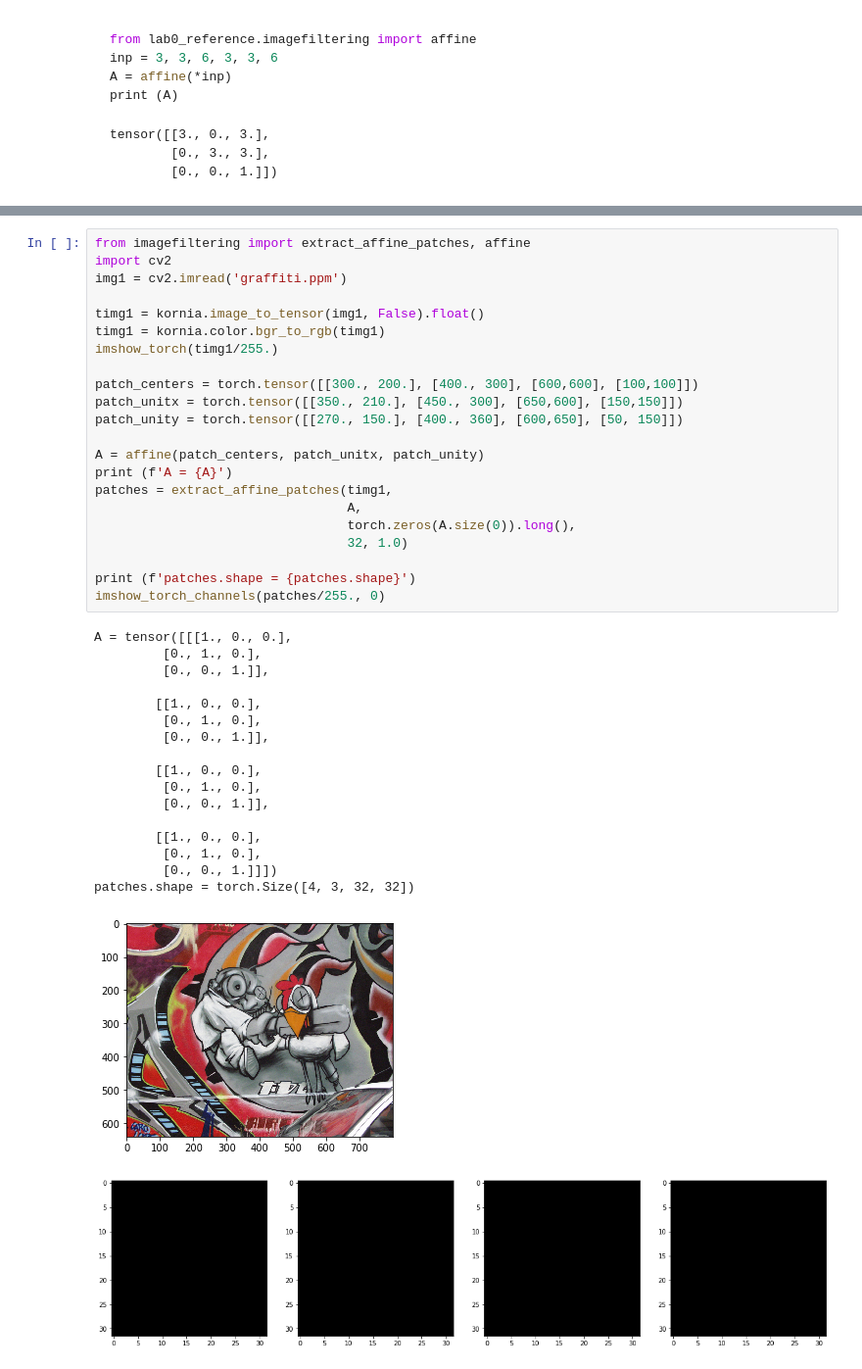
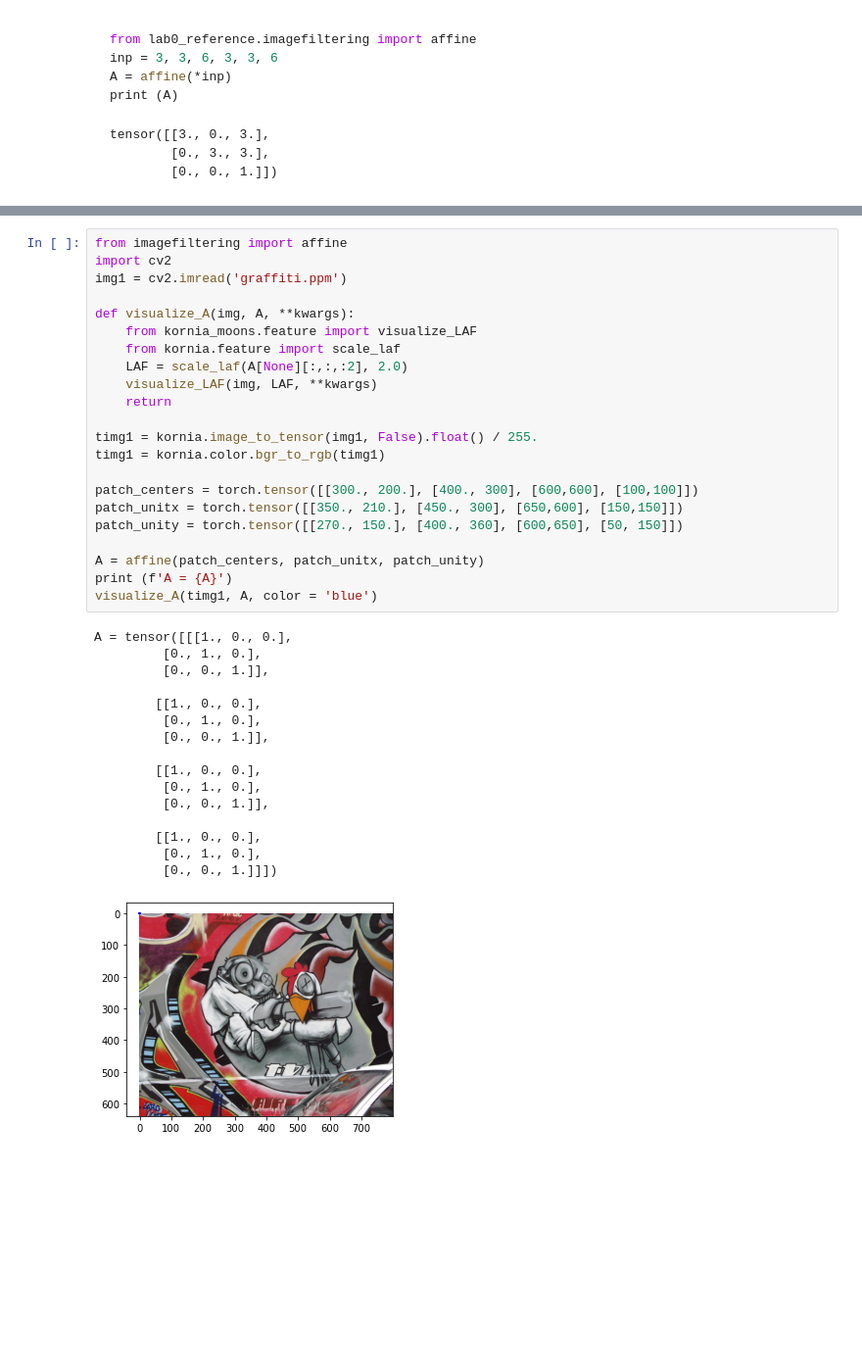
Before and after one commit to ducha-aiki/mpv-templates-backup, a Jupyter notebook: assignment_0_3_correspondences_template/imagefiltering.ipynb, the cells around one changed output, grey strips where cells are left out. Shown at 98% size. Saved outputs shown, nothing was run; the diff lists cells and outputs as text; blank space fills up the shorter version.

```diff
--- a/assignment_0_3_correspondences_template/imagefiltering.ipynb
+++ b/assignment_0_3_correspondences_template/imagefiltering.ipynb
@@ -205,46 +205,44 @@ print (A)
 ## Affine patch extraction
 ![image.png](imagefiltering_files/att_00007.png)
 # %%
-from imagefiltering import extract_affine_patches, affine
+from imagefiltering import affine
 import cv2
 img1 = cv2.imread('graffiti.ppm')
 
-timg1 = kornia.image_to_tensor(img1, False).float()
+def visualize_A(img, A, **kwargs):
+    from kornia_moons.feature import visualize_LAF
+    from kornia.feature import scale_laf
+    LAF = scale_laf(A[None][:,:,:2], 2.0)
+    visualize_LAF(img, LAF, **kwargs)
+    return
+
+timg1 = kornia.image_to_tensor(img1, False).float() / 255.
 timg1 = kornia.color.bgr_to_rgb(timg1)
-imshow_torch(timg1/255.)
 
 patch_centers = torch.tensor([[300., 200.], [400., 300], [600,600], [100,100]])
 patch_unitx = torch.tensor([[350., 210.], [450., 300], [650,600], [150,150]])
 patch_unity = torch.tensor([[270., 150.], [400., 360], [600,650], [50, 150]])
 
 A = affine(patch_centers, patch_unitx, patch_unity)
 print (f'A = {A}')
-patches = extract_affine_patches(timg1,
-                                 A,
-                                 torch.zeros(A.size(0)).long(),
-                                 32, 1.0)
-
-print (f'patches.shape = {patches.shape}')
-imshow_torch_channels(patches/255., 0)
+visualize_A(timg1, A, color = 'blue')
 # %% [output]
 A = tensor([[[1., 0., 0.],
          [0., 1., 0.],
          [0., 0., 1.]],
 
         [[1., 0., 0.],
          [0., 1., 0.],
          [0., 0., 1.]],
 
         [[1., 0., 0.],
          [0., 1., 0.],
          [0., 0., 1.]],
 
         [[1., 0., 0.],
          [0., 1., 0.],
          [0., 0., 1.]]])
-patches.shape = torch.Size([4, 3, 32, 32])
-[figure, old version]
+[figure, new version]
-[figure, removed]
 # %% [markdown]
 ## Reference example
 
```
Also changed, not shown: parts of 4 cells of this notebook, 4 other files.
